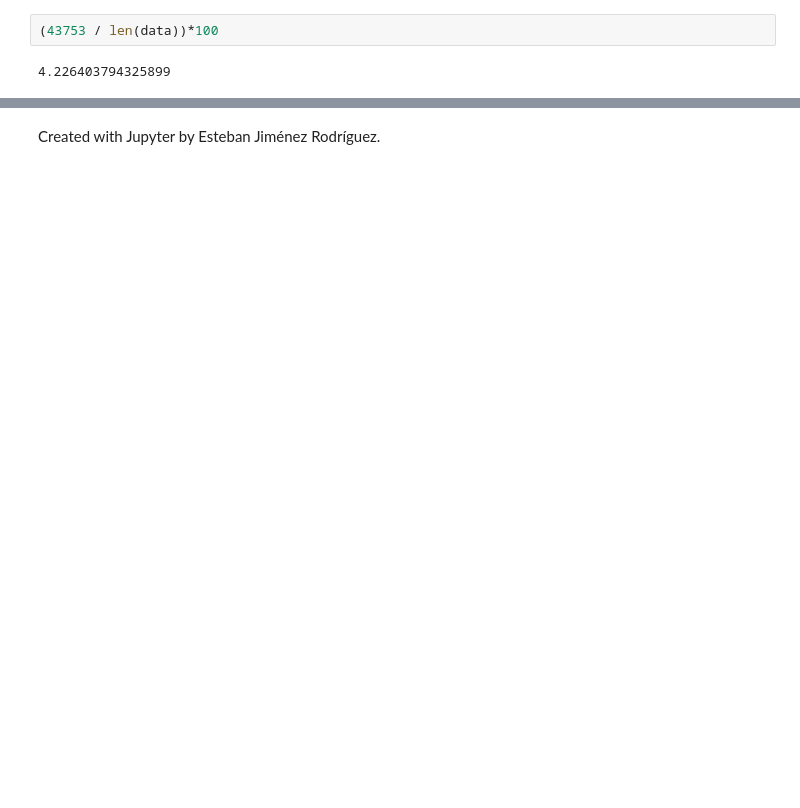
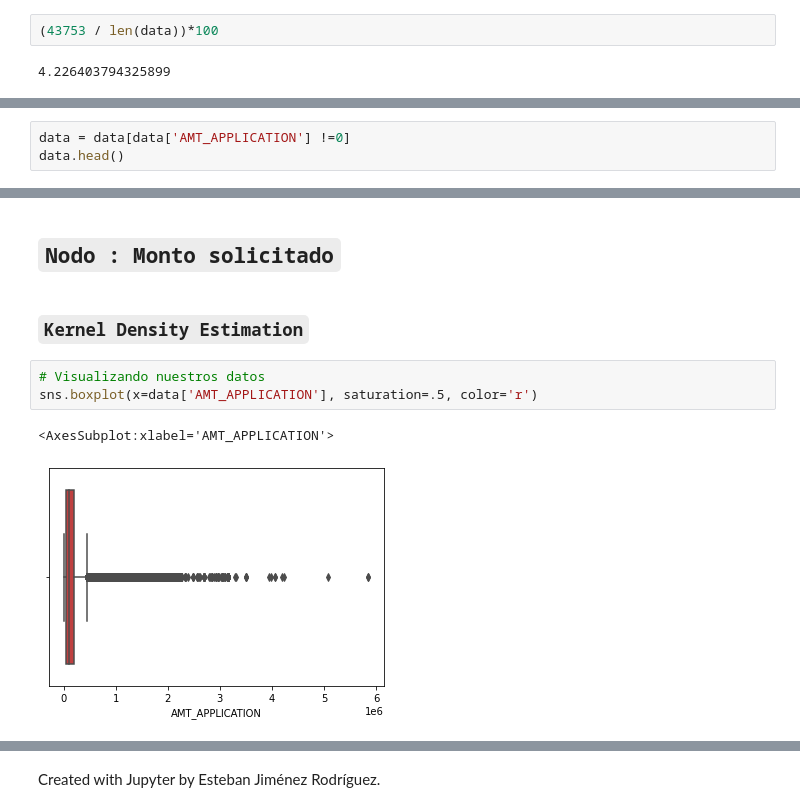
Before and after one commit to JuanPablo2019/Proyecto_modulo1, a Jupyter notebook: ProyectoModulo1_MaganaJ_PinedaB.ipynb, the cells around one changed output, grey strips where cells are left out. Saved outputs shown, nothing was run; the diff lists cells and outputs as text; blank space fills up the shorter version.

Commit message:
Nodo 1 kernel density estimation

```diff
--- a/ProyectoModulo1_MaganaJ_PinedaB.ipynb
+++ b/ProyectoModulo1_MaganaJ_PinedaB.ipynb
@@ -197,0 +198,3 @@ len(data['AMT_CREDIT'])
+# %%
+data = data[data['AMT_APPLICATION'] !=0]
+data.head()
@@ -197,0 +208,10 @@ len(data['AMT_CREDIT'])
+# %% [markdown]
+## `Nodo : Monto solicitado`
+# %% [markdown]
+### `Kernel Density Estimation`
+# %%
+# Visualizando nuestros datos
+sns.boxplot(x=data['AMT_APPLICATION'], saturation=.5, color='r')
+# %% [output]
+<AxesSubplot:xlabel='AMT_APPLICATION'>
+[figure, added]
```
Also changed, not shown: parts of 21 cells of this notebook.
